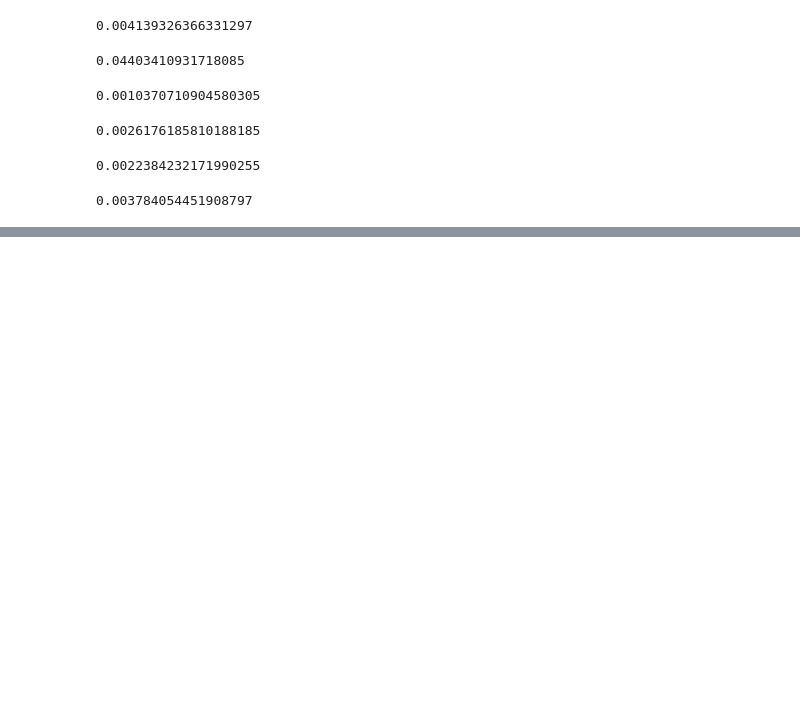
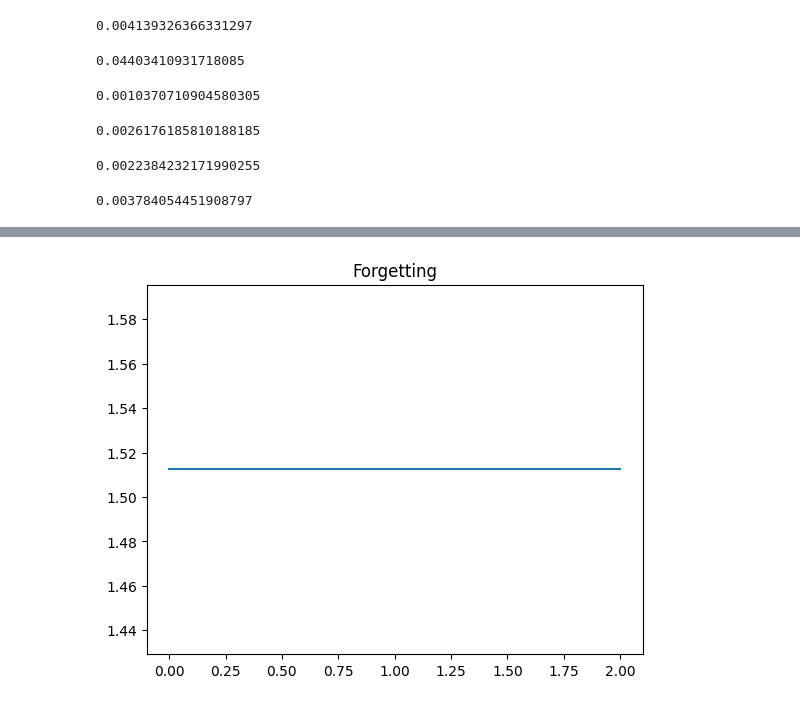
Before and after one commit to Lisa-ach/student_teacher_catastrophic, a Jupyter notebook: notes/Experiment1/Figure3.ipynb, the cells around one changed output, grey strips where cells are left out. Cells and saved outputs as stored; diff of their text form; code cells hidden in the pictures; blank space fills up the shorter version.

```diff
--- a/notes/Experiment1/Figure3.ipynb
+++ b/notes/Experiment1/Figure3.ipynb
@@ -568,0 +171,7 @@ cross_section_plot(23000)
+# %%
+fig = plt.figure()
+plt.plot(forgets.keys(), forgets.values())
+plt.title("Forgetting")
+fig.show()
+# %% [output]
+[figure, added]
```
Also changed, not shown: parts of 82 cells of this notebook.
